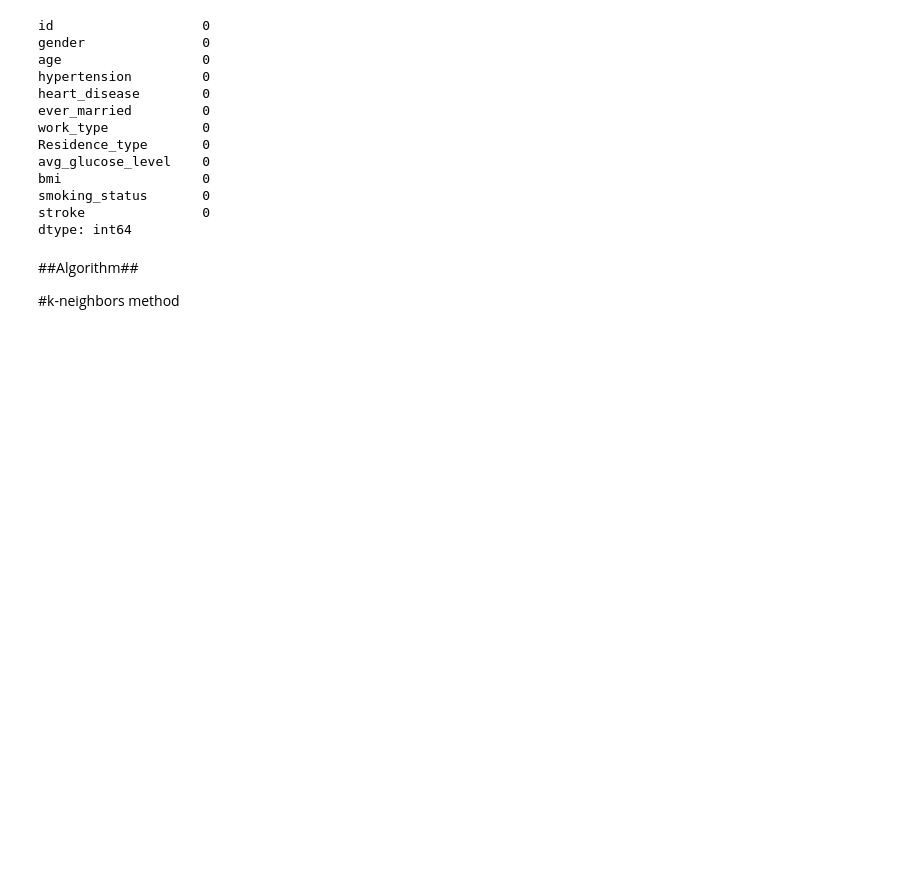
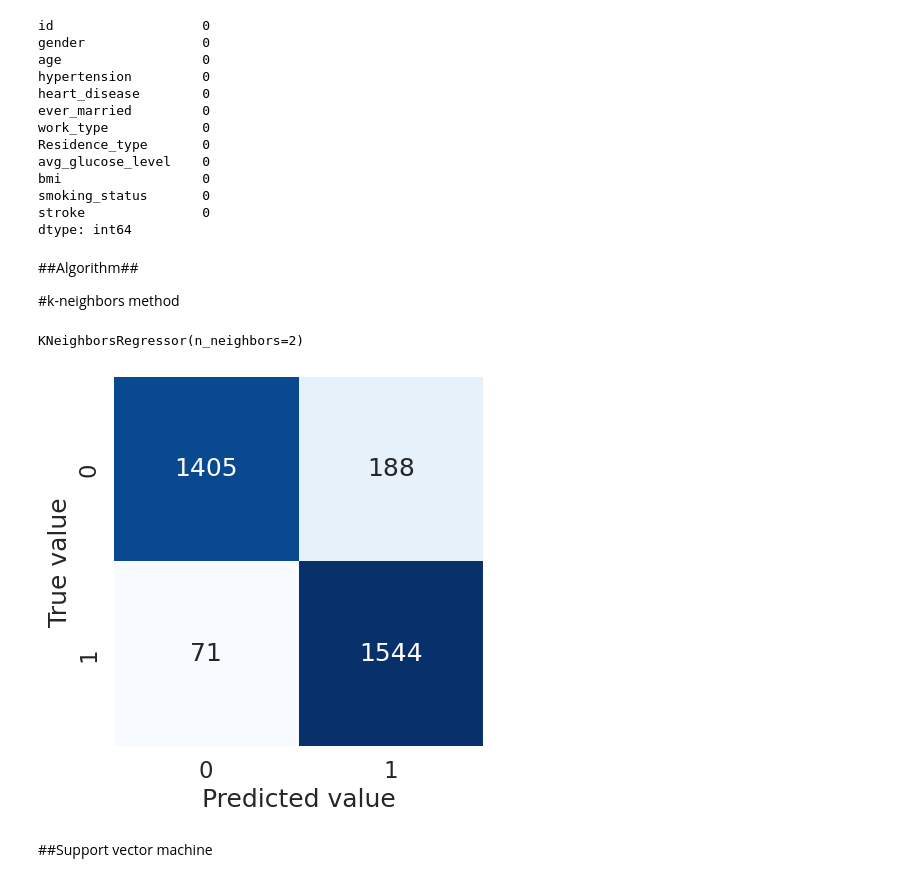
Before and after one commit to diego-ciciani01/final-project-FDS, a Jupyter notebook: pre_processing.ipynb, the cells around one changed output. Cells and saved outputs as stored; diff of their text form; code cells hidden in the pictures; blank space fills up the shorter version.

```diff
--- a/pre_processing.ipynb
+++ b/pre_processing.ipynb
@@ -306,3 +314,13 @@ X_res, y_res = oversample.fit_resample(X_big_array, y.array)
 ##Algorithm##
 
 #k-neighbors method
+# %%
+knn_regressor = KNeighborsRegressor(n_neighbors=2)
+# %%
+# Addestra il regressore sui dati di addestramento
+knn_regressor.fit(X_train, y_train)
+# %% [output]
+KNeighborsRegressor(n_neighbors=2)
+# %%
+# Fai predizioni sui dati di test
+y_pred = knn_regressor.predict(X_test)
@@ -308,0 +329,15 @@ X_res, y_res = oversample.fit_resample(X_big_array, y.array)
+# %%
+# Converti y_pred a tipo intero
+y_pred = y_pred.astype(int)
+# %%
+mat = confusion_matrix(y_test, y_pred)
+
+sns.set(font_scale=1.5)
+sns.heatmap(mat, square=True, annot=True, cbar=False, fmt="d", cmap="Blues")
+plt.xlabel('Predicted value')
+plt.ylabel('True value')
+plt.show()
+# %% [output]
+[figure, added]
+# %% [markdown]
+##Support vector machine
```
Also changed, not shown: parts of 15 cells of this notebook.
